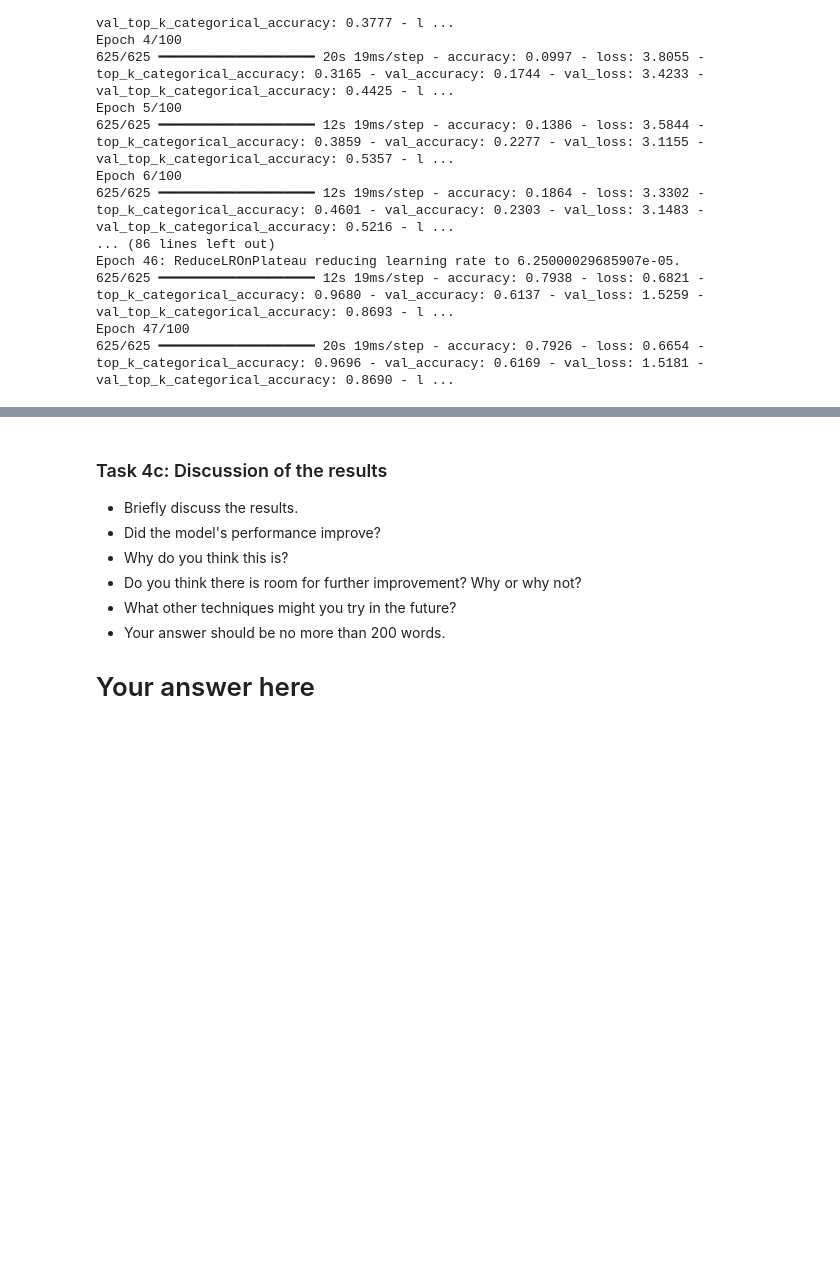
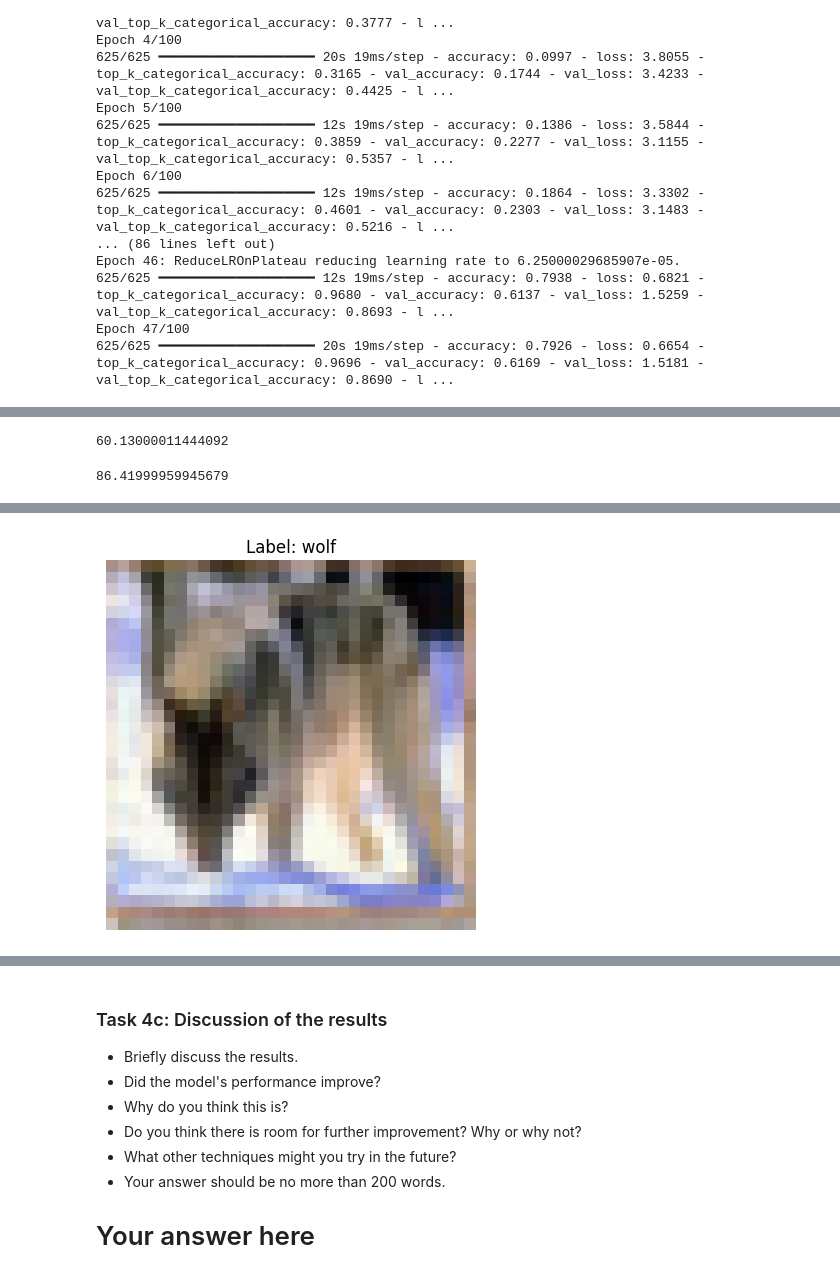
Before and after one commit to anneveremtchouk/deep_learning, a Jupyter notebook: 02_activities/assignments/assignment_1.ipynb, the cells around one changed output, grey strips where cells are left out. Drawn from its saved outputs; the diff is of its cells as text; code cells hidden in the pictures; blank space fills up the shorter version.

```diff
--- a/02_activities/assignments/assignment_1.ipynb
+++ b/02_activities/assignments/assignment_1.ipynb
@@ -438,0 +450,23 @@ Epoch 47/100
+# %%
+test_accuracy*100
+# %% [output]
+60.13000011444092
+# %%
+top_k_accuracy*100
+# %% [output]
+86.41999959945679
+# %%
+predictions = model.predict(x_test_n)
+predicted_classes = np.argmax(predictions, axis=1)
+true_classes = np.argmax(y_test, axis=1)
+# correctly classified instances
+corr_classified_indices = np.where(predicted_classes == true_classes)[0]
+corr_classified_samples = x_test_n[corr_classified_indices]
+corr_classified_labels = predicted_classes[corr_classified_indices]
+
+image = corr_classified_samples[10]
+plt.imshow(image)
+plt.title(f"Label: {class_names[corr_classified_labels[10]]}")
+plt.axis("off")
+plt.show()
+# %% [output]
@@ -438,0 +474 @@ Epoch 47/100
+[figure, added]
```
Also changed, not shown: parts of 10 cells of this notebook.
